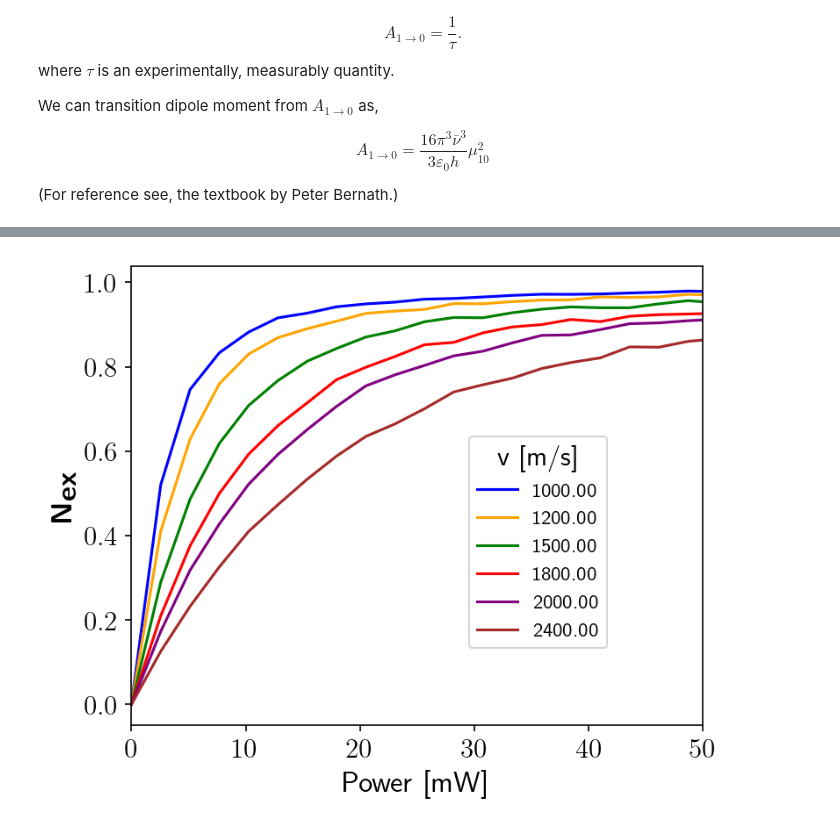
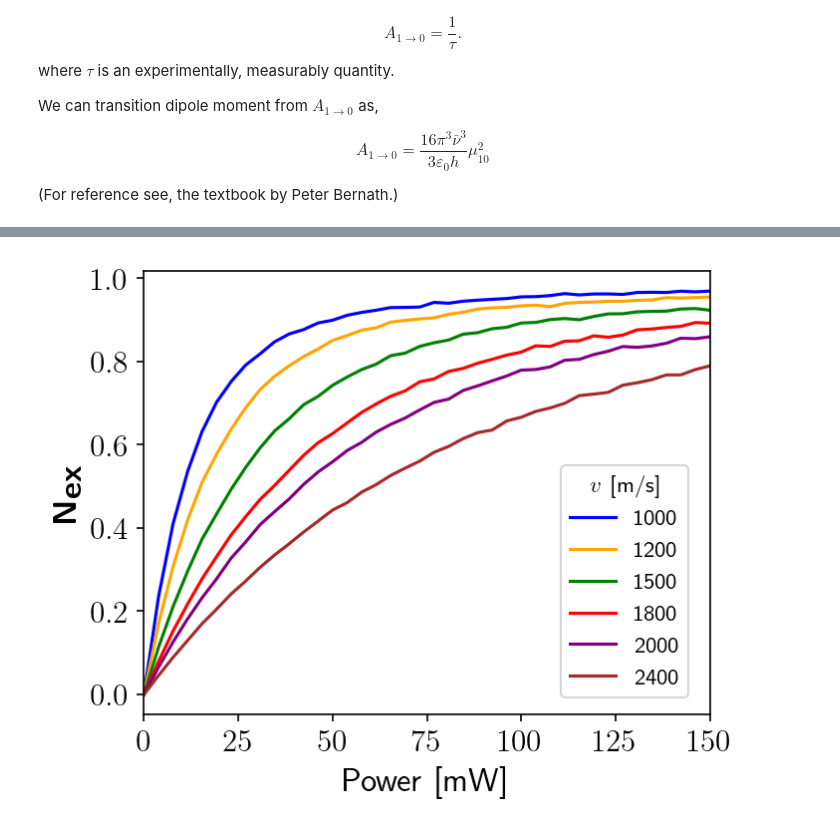
Before and after one commit to vijaymocherla/rap-mb, a Jupyter notebook: notebooks/carbon-monoxide.ipynb, the cells around one changed output, grey strips where cells are left out. Cells and saved outputs as stored; diff of their text form; code cells hidden in the pictures.

```diff
--- a/notebooks/carbon-monoxide.ipynb
+++ b/notebooks/carbon-monoxide.ipynb
@@ -78,22 +245,23 @@ def plot_property_data(data, x_key, param_key, title='',
     for ki in param_data:
         label = ('{k:'+label_format+'}').format(k=ki)
         ax.plot(x, param_data[ki], label=label, color=colors[ki])
-    ax.legend(bbox_to_anchor=legend_loc, frameon=True, title=legend_title, fontsize=11)
     ax.set_xlabel(xlabel, size=16)
     ax.set_ylabel(r'$\textbf{N}_\textbf{ex}$',size=16)
     ax.set_xlim(np.min(x), np.max(x))
+    ax.legend(bbox_to_anchor=legend_loc, loc='center', frameon=True, title=legend_title, fontsize=11, title_fontsize=11)
     if xlim != []:
         ax.set_xlim(xlim[0], xlim[1])
     ax.set_title(title)
     if save_fig:
+        fig.tight_layout()
         fig.savefig(filename, dpi=350)
     return fig, ax
 # %%
 Nz = 40
-input['velocity'] = 1200.00
-input['power'] = 0.020
-focal_length = np.array([15.0, 18.0, 20.0, 22.0, 24.0])
-z = np.linspace(0.1, 30.0, Nz)
+input['velocity'] = 1500.00
+input['power'] = 0.100
+focal_length = [10, 18.0, 25.4, 40.0, 65.0] #cm
+z = np.linspace(0.1, 40.0, Nz)
 data1 = {'z': z}
 focal_length_data = {}
 for f in focal_length:
@@ -117,12 +287,12 @@ fname = "../data/carbon_monoxide/p_2e-2_v_1200_f_fxn_z.npy"
 np.save(fname, data1)
 # %%
-Np = 40
+Np = 70
 input['focal_length'] = 18.0
-input['velocity'] = 1200.00
-power = np.linspace(0.0, 0.050, Np)
+input['velocity'] = 1500.00
+power = np.linspace(0.0, 0.300, Np)
 data2 = {'power': power*1000}
 power_data = {}
-z = np.array([0.1, 1.25, 2.5, 5.0, 7.5, 10.0])
+z = np.array([0.1, 1.25, 2.5, 5.0, 10.0])
 for zi in z:
     input['zi'] = zi
     n1 = np.empty(Np, dtype=np.float64)
@@ -151,7 +320,7 @@ np.save(fname, data2)
 Np = 40
 input['focal_length'] = 18.0
 input['zi'] = 10.0
-power = np.linspace(0.0, 0.100, Np)
+power = np.linspace(0.0, 0.150, Np)
 data3 = {'power': power*1000}
 power_data = {}
 velocities = [1000, 1200, 1500, 1800, 2000, 2400, 2500]
@@ -166,15 +335,17 @@ data3['velocity'] = power_data
 # %%
 title = "RAP in CO (f=18.0cm z=10.0 cm)"
 fig, ax = plot_property_data(data3, x_key='power', param_key='velocity',title='',
-                             legend_title=r'v [m/s]', xlabel='Power [mW]',xlim=[0, 60],
-                             figsize=(5.5,4.5), legend_loc=[0.85,0.65],
-                             save_fig=True, filename='plot3.png')
+                             legend_title=r'$v$ [m/s]', label_format='4.0f',
+                             xlim=[0, 150], xlabel='Power [mW]',
+                             figsize=(5,4),
+                             save_fig=True, filename='images/plot3.pdf')
 ax.lines[-1].remove()
-ax.legend(fontsize=11,bbox_to_anchor=(0.85,0.65),title=r'v [m/s]')
+ax.legend(fontsize=11, bbox_to_anchor=(0.85,0.30), loc='center',title=r'$v$ [m/s]', title_fontsize=11)
 fig.tight_layout()
-fig.savefig('plot3.png', dpi=350)
+fig.savefig('images/plot3.pdf', dpi=350)
+fig.savefig('images/plot3.png', dpi=350)
 # %% [output]
-[figure, old version]
+[figure, new version]
 # %%
 fname = "../data/carbon_monoxide/f_18_z_10_v_fxn_p.npy"
 np.save(fname, data3)
```
Also changed, not shown: parts of 23 cells of this notebook, 41 other files.
